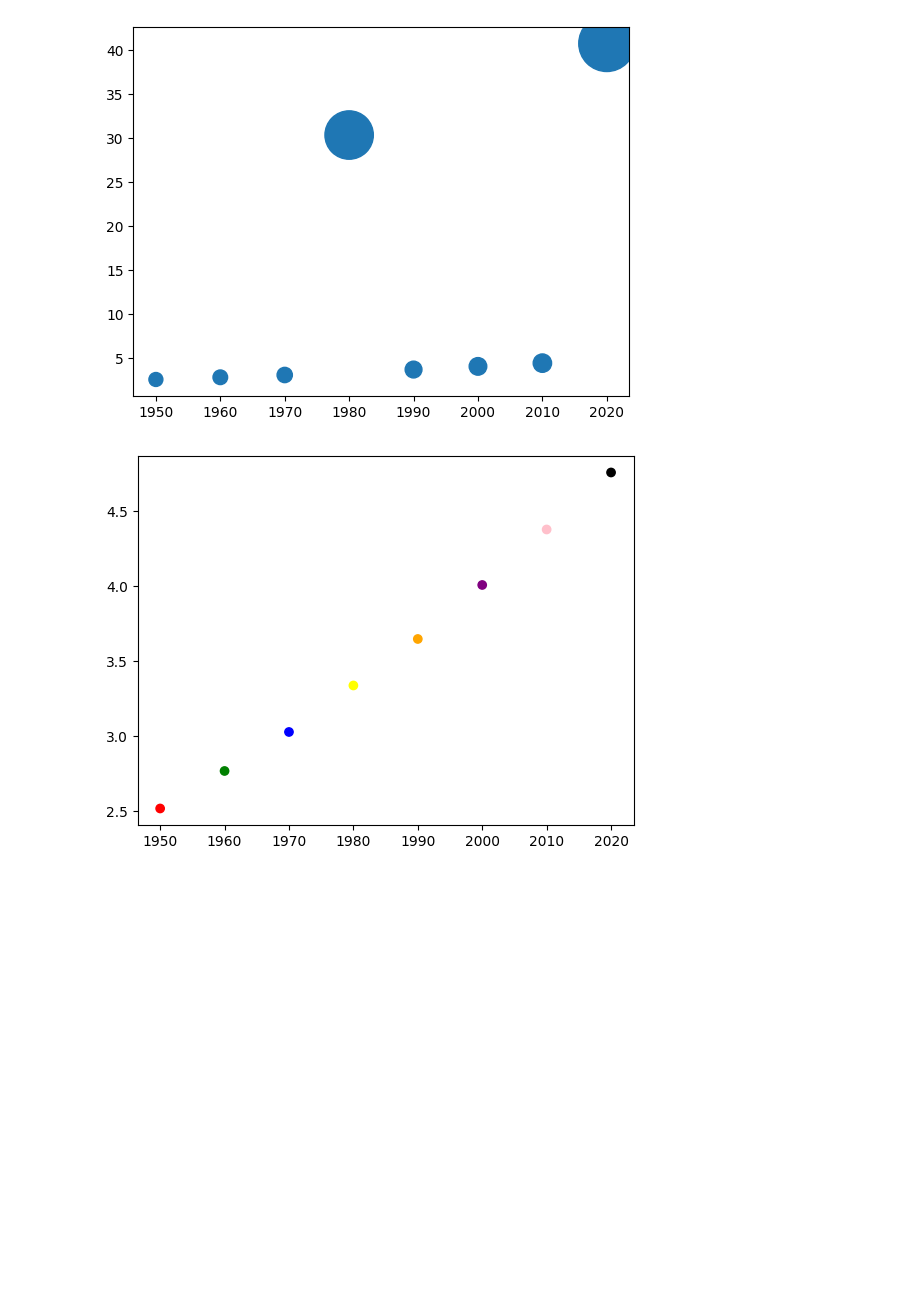
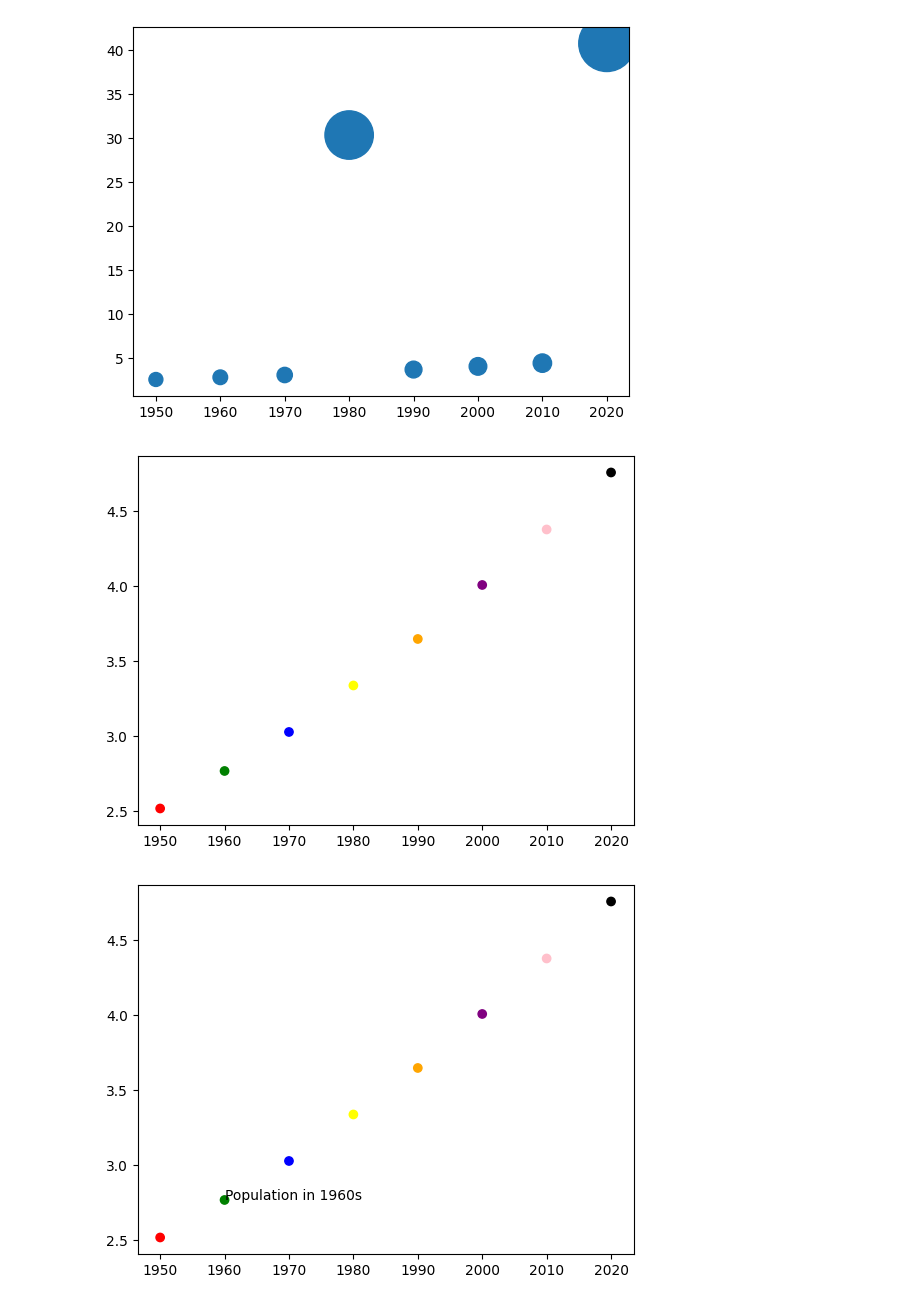
Before and after one commit to YesInAJiffy/Python, a Jupyter notebook: 2. PythonNextLevel.ipynb, the cells around one changed output. Cells and saved outputs as stored; diff of their text form; code cells hidden in the pictures; blank space fills up the shorter version.

```diff
--- a/2. PythonNextLevel.ipynb
+++ b/2. PythonNextLevel.ipynb
@@ -115,11 +115,24 @@ plt.show()
 # %%
 # prompt: example of multiple colors in an array used in a scatter plot
 
 year = [1950, 1960, 1970, 1980, 1990, 2000, 2010, 2020]
 population = [2.52, 2.77, 3.03, 3.34, 3.65, 4.01, 4.38, 4.76]
 colors = ['red', 'green', 'blue', 'yellow', 'orange', 'purple', 'pink', 'black']
 
 plt.scatter(year, population, c=colors)
 plt.show()
+
+
+year = [1950, 1960, 1970, 1980, 1990, 2000, 2010, 2020]
+population = [2.52, 2.77, 3.03, 3.34, 3.65, 4.01, 4.38, 4.76]
+colors = ['red', 'green', 'blue', 'yellow', 'orange', 'purple', 'pink', 'black']
+
+plt.scatter(year, population, c=colors)
+
+plt.text(1960, 2.77, 'Population in 1960s')
+
+
+plt.show()
 # %% [output]
 [figure]
+[figure, added]
```
